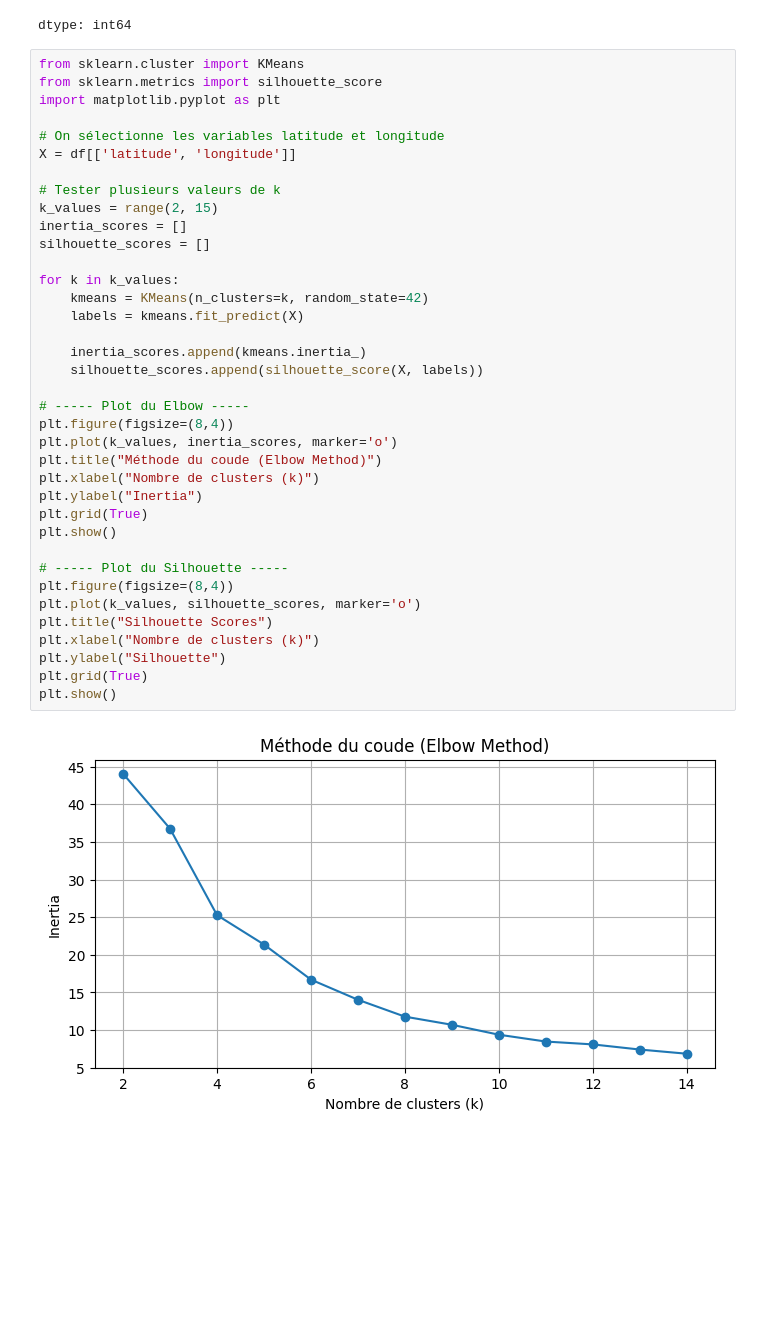
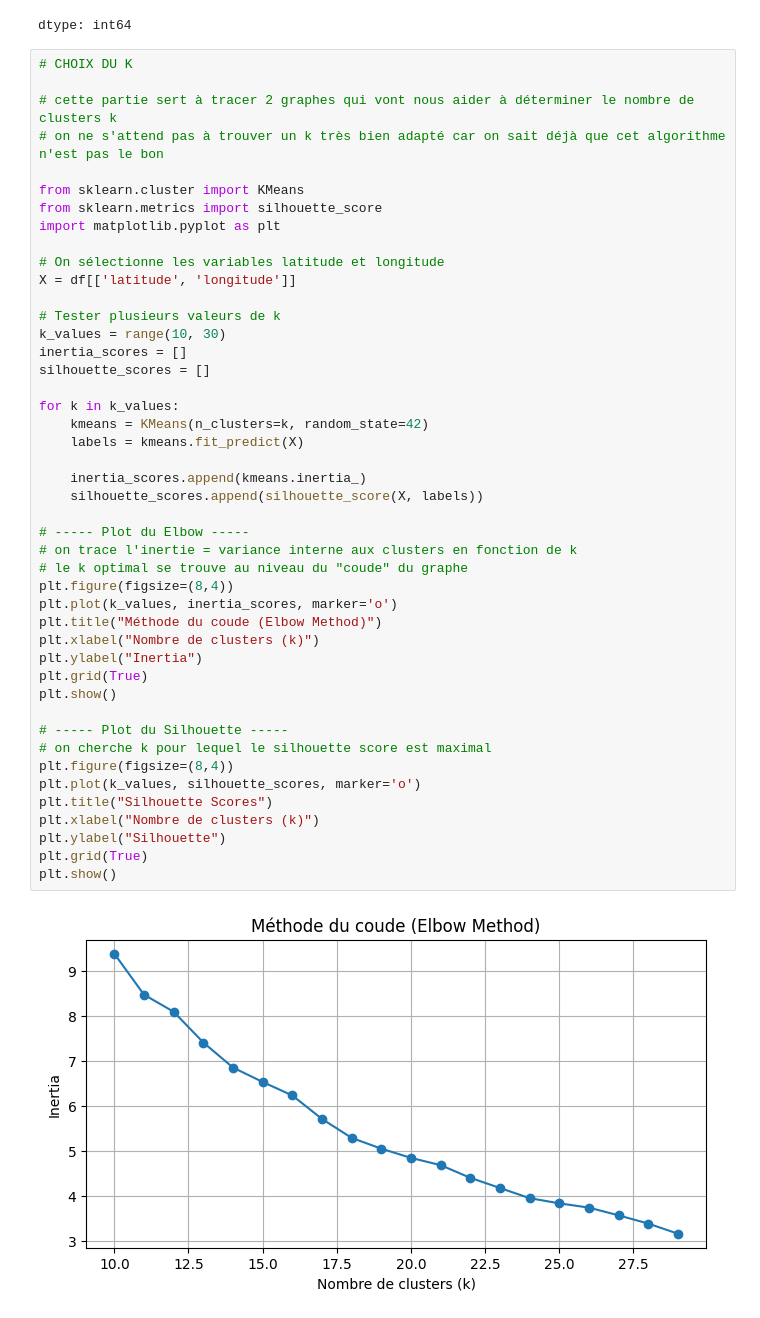
Before and after one commit to cadam57/ECM_DDEFI_2526_Cours1, a Jupyter notebook: Sripts/ML.ipynb, the cells around one changed output. Saved outputs shown, nothing was run; the diff lists cells and outputs as text; blank space fills up the shorter version.

```diff
--- a/Sripts/ML.ipynb
+++ b/Sripts/ML.ipynb
@@ -377,6 +377,11 @@ df.isna().sum()
 | longitude | 0 |
 dtype: int64
 # %%
+# CHOIX DU K
+
+# cette partie sert à tracer 2 graphes qui vont nous aider à déterminer le nombre de clusters k
+# on ne s'attend pas à trouver un k très bien adapté car on sait déjà que cet algorithme n'est pas le bon
+
 from sklearn.cluster import KMeans
 from sklearn.metrics import silhouette_score
 import matplotlib.pyplot as plt
@@ -385,33 +390,36 @@ import matplotlib.pyplot as plt
 X = df[['latitude', 'longitude']]
 
 # Tester plusieurs valeurs de k
-k_values = range(2, 15)
+k_values = range(10, 30)
 inertia_scores = []
 silhouette_scores = []
 
 for k in k_values:
     kmeans = KMeans(n_clusters=k, random_state=42)
     labels = kmeans.fit_predict(X)
 
     inertia_scores.append(kmeans.inertia_)
     silhouette_scores.append(silhouette_score(X, labels))
 
 # ----- Plot du Elbow -----
+# on trace l'inertie = variance interne aux clusters en fonction de k
+# le k optimal se trouve au niveau du "coude" du graphe
 plt.figure(figsize=(8,4))
 plt.plot(k_values, inertia_scores, marker='o')
 plt.title("Méthode du coude (Elbow Method)")
 plt.xlabel("Nombre de clusters (k)")
 plt.ylabel("Inertia")
 plt.grid(True)
 plt.show()
 
 # ----- Plot du Silhouette -----
+# on cherche k pour lequel le silhouette score est maximal
 plt.figure(figsize=(8,4))
 plt.plot(k_values, silhouette_scores, marker='o')
 plt.title("Silhouette Scores")
 plt.xlabel("Nombre de clusters (k)")
 plt.ylabel("Silhouette")
 plt.grid(True)
 plt.show()
 # %% [output]
-[figure, old version]
+[figure, new version]
```
Also changed, not shown: parts of 1 cell of this notebook.
